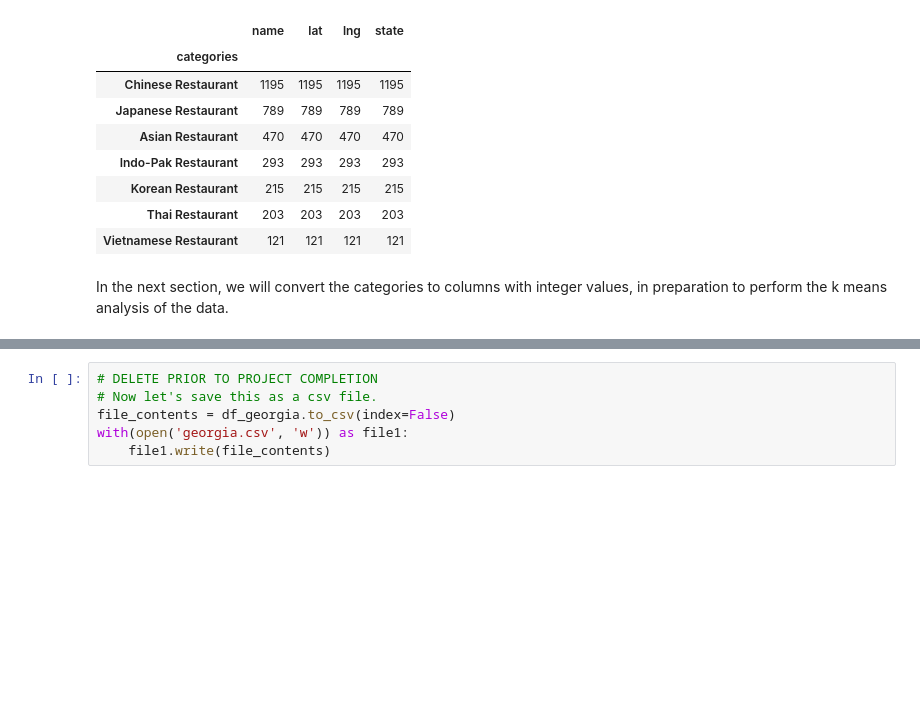
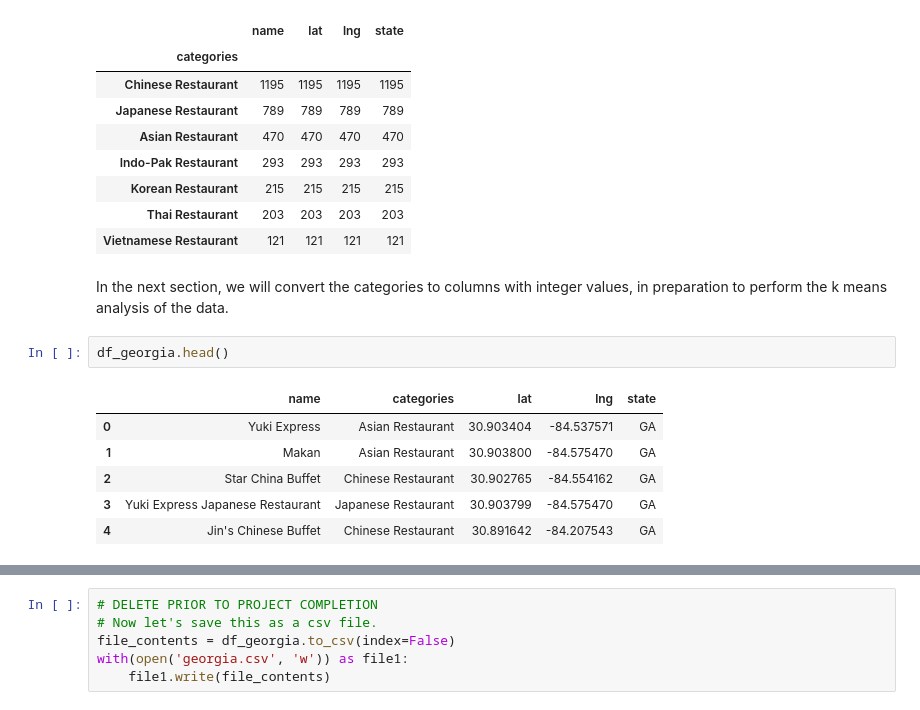
Before and after one commit to JamesDCage/Final-Week-0, a Jupyter notebook: Extracting_Data_from_Foursquare.ipynb, the cells around one changed output, grey strips where cells are left out. Saved outputs shown, nothing was run; the diff lists cells and outputs as text; blank space fills up the shorter version.

```diff
--- a/Extracting_Data_from_Foursquare.ipynb
+++ b/Extracting_Data_from_Foursquare.ipynb
@@ -593,3 +593,12 @@ df_georgia.groupby('categories').count().sort_values(by=['name'], ascending=Fals
 | Vietnamese Restaurant | 121 | 121 | 121 | 121 |
 # %% [markdown]
 In the next section, we will convert the categories to columns with integer values, in preparation to perform the k means analysis of the data.
+# %%
+df_georgia.head()
+# %% [output]
+|  | name | categories | lat | lng | state |
+| 0 | Yuki Express | Asian Restaurant | 30.903404 | -84.537571 | GA |
+| 1 | Makan | Asian Restaurant | 30.903800 | -84.575470 | GA |
+| 2 | Star China Buffet | Chinese Restaurant | 30.902765 | -84.554162 | GA |
+| 3 | Yuki Express Japanese Restaurant | Japanese Restaurant | 30.903799 | -84.575470 | GA |
+| 4 | Jin's Chinese Buffet | Chinese Restaurant | 30.891642 | -84.207543 | GA |
```
Also changed, not shown: parts of 6 cells of this notebook.
